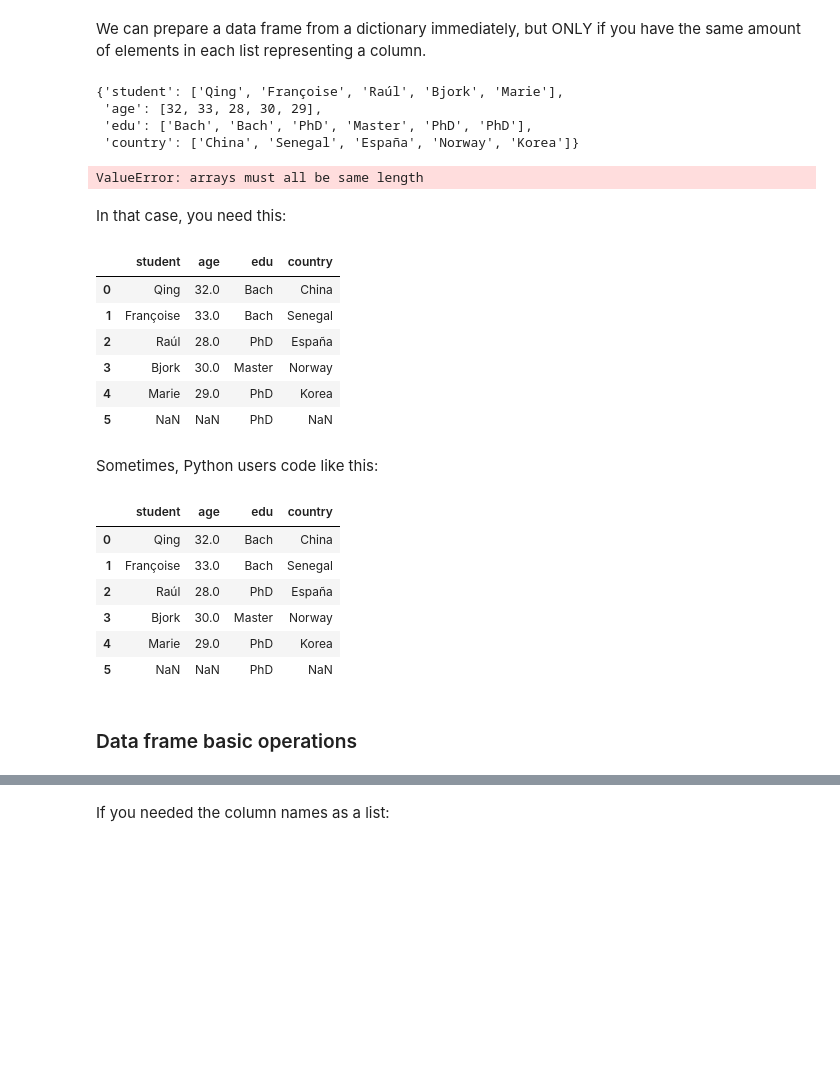
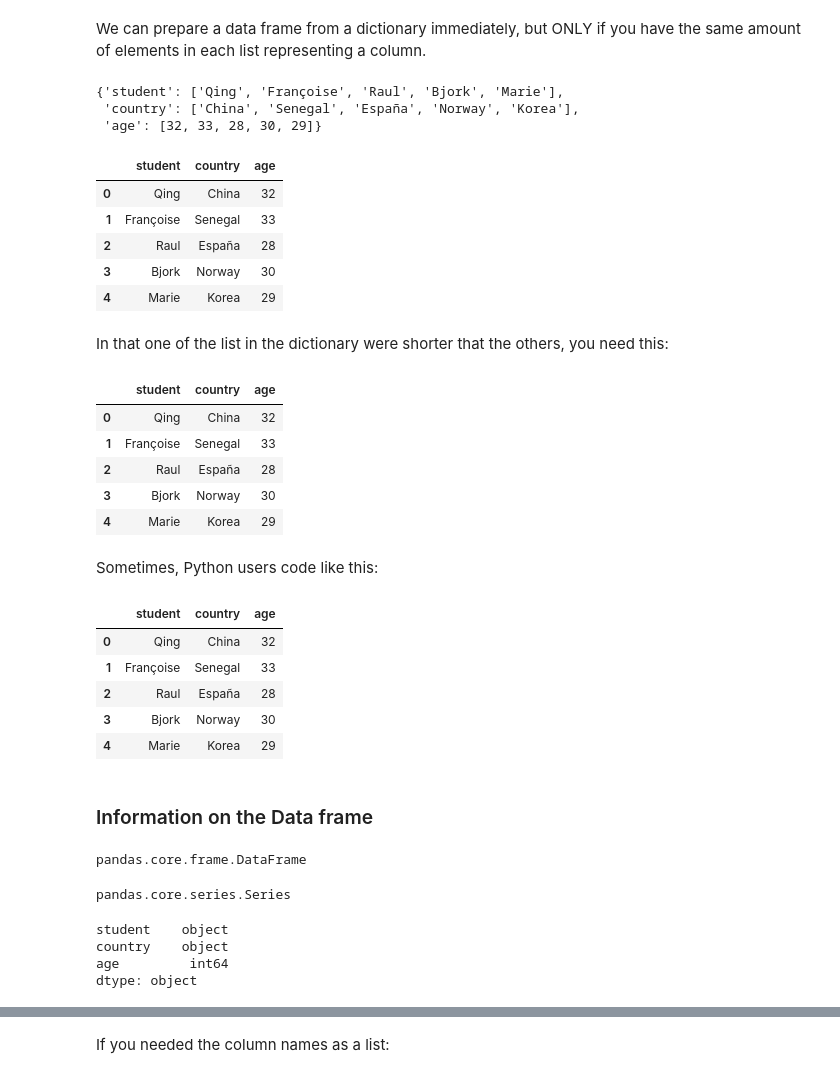
Before and after one commit to UW-eScience-WinterSchool/Python_Session, a Jupyter notebook: Python-code.ipynb, the cells around one changed output, grey strips where cells are left out. Saved outputs shown, nothing was run; the diff lists cells and outputs as text; code cells hidden in the pictures; blank space fills up the shorter version.

```diff
--- a/Python-code.ipynb
+++ b/Python-code.ipynb
@@ -205,4 +236,0 @@ Once you access a value, you can modify it. You can also use _pop_ or _del_ usin
-# %%
-classroom.update({'country':country})
-# now:
-classroom
@@ -232,0 +296,3 @@ class1
+# %%
+classroom['student'][2]='Raul'
+classroom['student']
@@ -232,0 +311,3 @@ class1
+# %%
+classroom.pop('edu')
+classroom
@@ -232,0 +318,6 @@ class1
+# %%
+countries=["China", "Senegal", "España", "Norway","Korea"]
+
+classroom.update({'country':countries,'age':ages})
+# now:
+classroom
@@ -237,22 +343,26 @@ import pandas
 # %% [markdown]
 We can prepare a data frame from a dictionary immediately, but ONLY if you have the same amount of elements in each list representing a column.
 # %%
-# this dict can not be used for a data frame:
+# this dict can be used for a data frame:
 classroom
 # %% [output]
-{'student': ['Qing', 'Françoise', 'Raúl', 'Bjork', 'Marie'],
- 'age': [32, 33, 28, 30, 29],
- 'edu': ['Bach', 'Bach', 'PhD', 'Master', 'PhD', 'PhD'],
- 'country': ['China', 'Senegal', 'España', 'Norway', 'Korea']}
+{'student': ['Qing', 'Françoise', 'Raul', 'Bjork', 'Marie'],
+ 'country': ['China', 'Senegal', 'España', 'Norway', 'Korea'],
+ 'age': [32, 33, 28, 30, 29]}
 # %%
 # our data frame:
 students=pandas.DataFrame(classroom)
 ## see it:
 students
 # %% [output]
-ValueError: arrays must all be same length
+|  | student | country | age |
+| 0 | Qing | China | 32 |
+| 1 | Françoise | Senegal | 33 |
+| 2 | Raul | España | 28 |
+| 3 | Bjork | Norway | 30 |
+| 4 | Marie | Korea | 29 |
-# %% [markdown]
-In that case, you need this:
+# %% [markdown]
+In that one of the list in the dictionary were shorter that the others, you need this:
 # %%
 #then
 students=pandas.DataFrame({key:pandas.Series(value) for key, value in classroom.items()})
@@ -260,34 +370,44 @@ students=pandas.DataFrame({key:pandas.Series(value) for key, value in classroom.
 # seeing it:
 students
 # %% [output]
-|  | student | age | edu | country |
-| 0 | Qing | 32.0 | Bach | China |
-| 1 | Françoise | 33.0 | Bach | Senegal |
-| 2 | Raúl | 28.0 | PhD | España |
-| 3 | Bjork | 30.0 | Master | Norway |
-| 4 | Marie | 29.0 | PhD | Korea |
-| 5 | NaN | NaN | PhD | NaN |
+|  | student | country | age |
+| 0 | Qing | China | 32 |
+| 1 | Françoise | Senegal | 33 |
+| 2 | Raul | España | 28 |
+| 3 | Bjork | Norway | 30 |
+| 4 | Marie | Korea | 29 |
 # %% [markdown]
 Sometimes, Python users code like this:
 # %%
 import pandas as pd # renaming the library
 
-students=pd.DataFrame({key:pd.Series(value) for key, value in classroom.items()})
+students=pd.DataFrame(classroom)
 students
 # %% [output]
-|  | student | age | edu | country |
-| 0 | Qing | 32.0 | Bach | China |
-| 1 | Françoise | 33.0 | Bach | Senegal |
-| 2 | Raúl | 28.0 | PhD | España |
-| 3 | Bjork | 30.0 | Master | Norway |
-| 4 | Marie | 29.0 | PhD | Korea |
-| 5 | NaN | NaN | PhD | NaN |
+|  | student | country | age |
+| 0 | Qing | China | 32 |
+| 1 | Françoise | Senegal | 33 |
+| 2 | Raul | España | 28 |
+| 3 | Bjork | Norway | 30 |
+| 4 | Marie | Korea | 29 |
 # %% [markdown]
-### Data frame basic operations
+### Information on the Data frame
 # %%
 # data of structure: list? tuple? dataframe?
 type(students)
+# %% [output]
+pandas.core.frame.DataFrame
+# %%
+# data of structure: list? tuple? dataframe?
+type(students.age)#this is a SERIES (a column)
+# %% [output]
+pandas.core.series.Series
 # %%
 # type of data in data frame column
 students.dtypes
+# %% [output]
+student    object
+country    object
+age         int64
+dtype: object
 # %%
```
Also changed, not shown: parts of 177 cells of this notebook, 11 other files.
